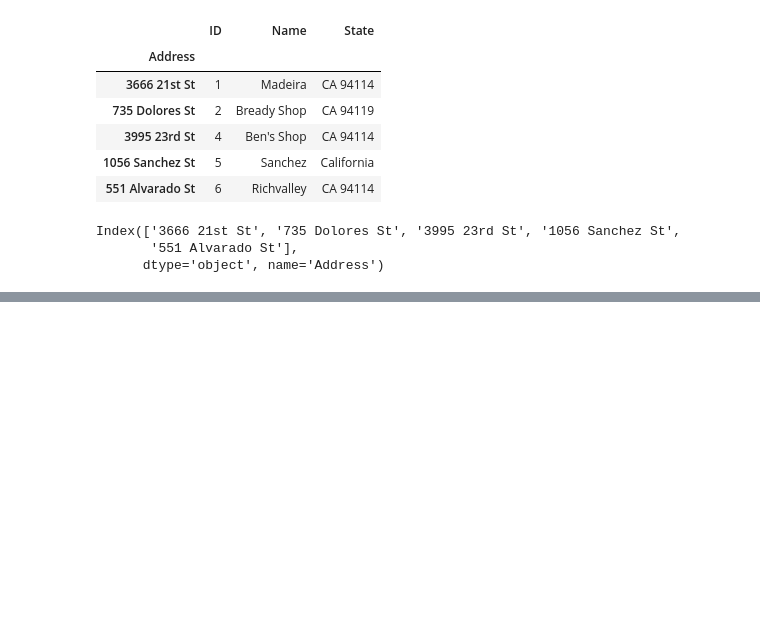
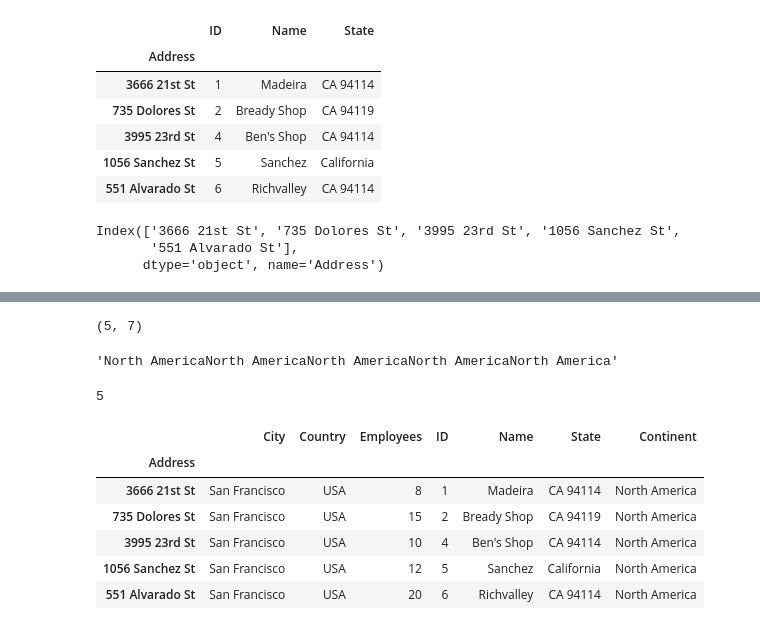
Before and after one commit to mrogove/PythonMegaCourse, a Jupyter notebook: Section9/InitialJupyterTrial.ipynb, the cells around one changed output, grey strips where cells are left out. Saved outputs shown, nothing was run; the diff lists cells and outputs as text; code cells hidden in the pictures; blank space fills up the shorter version.

```diff
--- a/Section9/InitialJupyterTrial.ipynb
+++ b/Section9/InitialJupyterTrial.ipynb
@@ -213,0 +214,23 @@ Index(['City', 'Country', 'Employees', 'ID', 'Name', 'State'], dtype='object')
+# %%
+df7.shape
+# %% [output]
+(5, 7)
+# %%
+"North America" * 5
+# %% [output]
+'North AmericaNorth AmericaNorth AmericaNorth AmericaNorth America'
+# %%
+len(df7.index)
+# %% [output]
+5
+# %%
+df7["Continent"]=df7.shape[0]*["North America"]
+df7
+# %% [output]
+|  | City | Country | Employees | ID | Name | State | Continent |
+| Address |  |  |  |  |  |  |  |
+| 3666 21st St | San Francisco | USA | 8 | 1 | Madeira | CA 94114 | North America |
+| 735 Dolores St | San Francisco | USA | 15 | 2 | Bready Shop | CA 94119 | North America |
+| 3995 23rd St | San Francisco | USA | 10 | 4 | Ben's Shop | CA 94114 | North America |
+| 1056 Sanchez St | San Francisco | USA | 12 | 5 | Sanchez | California | North America |
+| 551 Alvarado St | San Francisco | USA | 20 | 6 | Richvalley | CA 94114 | North America |
```
Also changed, not shown: parts of 9 cells of this notebook.
